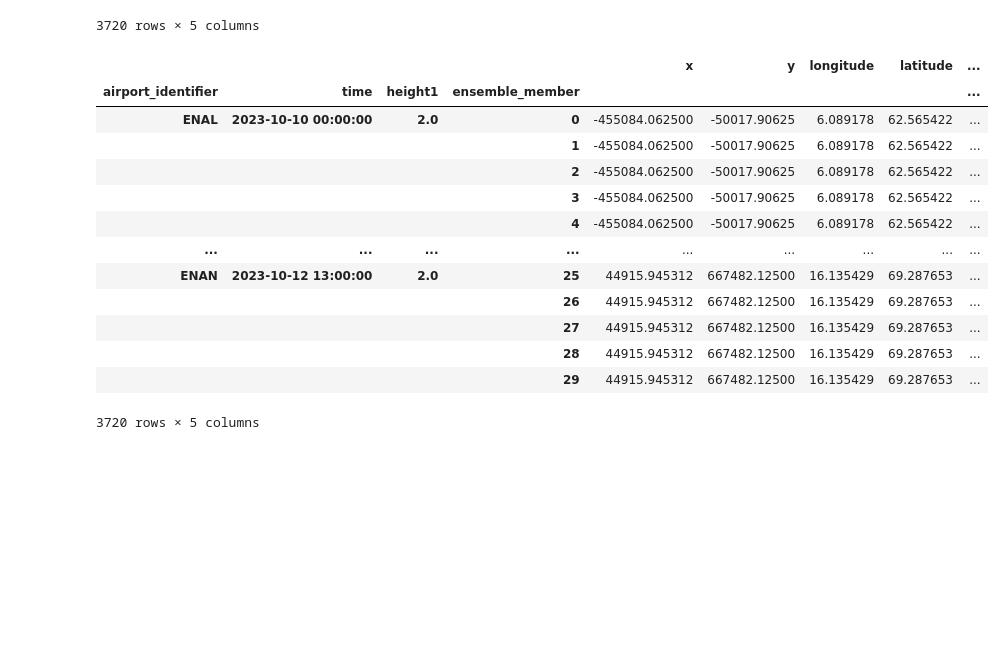
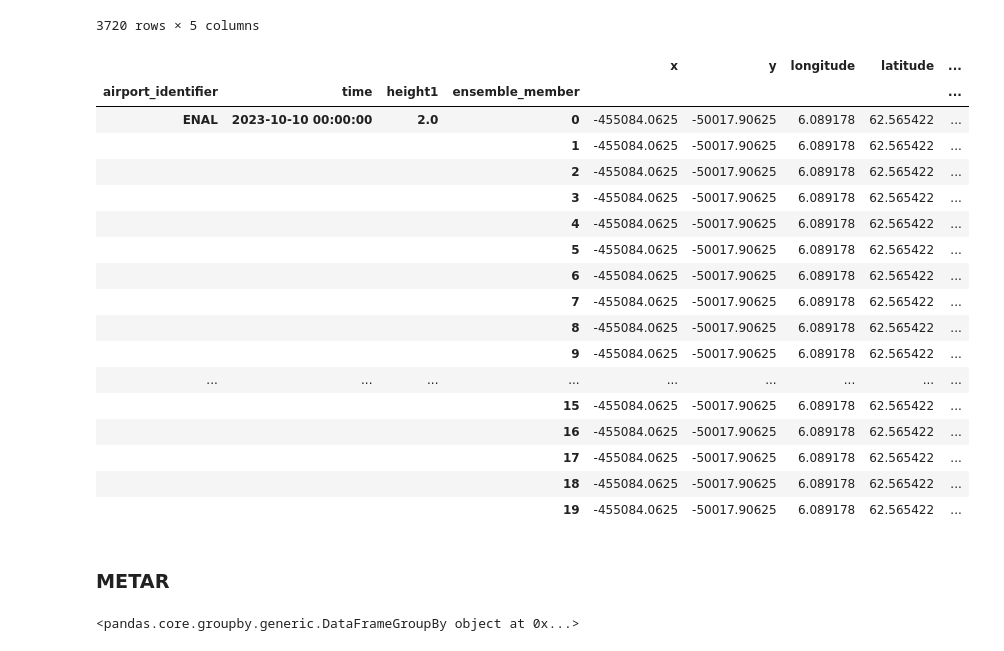
Before and after one commit to tomaloki/2024_msc_tonje_metar, a Jupyter notebook: 00_prepare_training_data.ipynb, the cells around one changed output. Cells and saved outputs as stored; diff of their text form; code cells hidden in the pictures; blank space fills up the shorter version.

Commit message:
Code for tst merge with metar and temp param

```diff
--- a/00_prepare_training_data.ipynb
+++ b/00_prepare_training_data.ipynb
@@ -6,11 +6,14 @@ import pandas as pd
 # Import netcdf-file
 filename = '/lustre/storeB/immutable/archive/projects/metproduction/meps/2023/10/10/meps_lagged_6_h_subset_2_5km_20231010T00Z.nc'
 data = xr.open_dataset(filename)
+
+airport_file= pd.read_csv('data/airports_overview.csv')
+airport_identifiers = airport_file['airport_identifier']
 # %%
 # Function for calculating the nearest latitude and longitude coordinates based on pre-defined target values
 #
 
-def find_nearest_coordinates(airport_identifier, target_lat, target_lon):
+def find_nearest_coordinates(airport_identifiers, target_lat, target_lon):
     latitude_values = data['latitude'].values
     longitude_values = data['longitude'].values
 
@@ -25,7 +28,7 @@ def find_nearest_coordinates(airport_identifier, target_lat, target_lon):
     nearest_x_index = nearest_index[1]
 
     # Extract data using found indices
-    print(f'For airport {airport_identifier}: Successfully extracted (y,x) for target_latitude = {target_lat} and target_longitude: {target_lon}')
+    print(f'For airport {airport_identifiers}: Successfully extracted (y,x) for target_latitude = {target_lat} and target_longitude: {target_lon}')
     return nearest_y_index, nearest_x_index
 # %%
 # Function for locating the value of the corresponding x- and y-values based on index found from find_nearest_coordinates
@@ -153,19 +127,25 @@ For airport ENAN: Successfully extracted (y,x) for target_latitude = 69.29 and t
 |  |  |  | 29 | 44915.945312 | 667482.12500 | 16.135429 | 69.287653 | ... |
 3720 rows × 5 columns
 # %%
-final_result
+final_result.head(50)
 # %% [output]
 |  |  |  |  | x | y | longitude | latitude | ... |
 | airport_identifier | time | height1 | ensemble_member |  |  |  |  | ... |
-| ENAL | 2023-10-10 00:00:00 | 2.0 | 0 | -455084.062500 | -50017.90625 | 6.089178 | 62.565422 | ... |
-|  |  |  | 1 | -455084.062500 | -50017.90625 | 6.089178 | 62.565422 | ... |
-|  |  |  | 2 | -455084.062500 | -50017.90625 | 6.089178 | 62.565422 | ... |
-|  |  |  | 3 | -455084.062500 | -50017.90625 | 6.089178 | 62.565422 | ... |
-|  |  |  | 4 | -455084.062500 | -50017.90625 | 6.089178 | 62.565422 | ... |
+| ENAL | 2023-10-10 00:00:00 | 2.0 | 0 | -455084.0625 | -50017.90625 | 6.089178 | 62.565422 | ... |
+|  |  |  | 1 | -455084.0625 | -50017.90625 | 6.089178 | 62.565422 | ... |
+|  |  |  | 2 | -455084.0625 | -50017.90625 | 6.089178 | 62.565422 | ... |
+|  |  |  | 3 | -455084.0625 | -50017.90625 | 6.089178 | 62.565422 | ... |
+|  |  |  | 4 | -455084.0625 | -50017.90625 | 6.089178 | 62.565422 | ... |
+|  |  |  | 5 | -455084.0625 | -50017.90625 | 6.089178 | 62.565422 | ... |
+|  |  |  | 6 | -455084.0625 | -50017.90625 | 6.089178 | 62.565422 | ... |
+|  |  |  | 7 | -455084.0625 | -50017.90625 | 6.089178 | 62.565422 | ... |
+|  |  |  | 8 | -455084.0625 | -50017.90625 | 6.089178 | 62.565422 | ... |
+|  |  |  | 9 | -455084.0625 | -50017.90625 | 6.089178 | 62.565422 | ... |
 | ... | ... | ... | ... | ... | ... | ... | ... | ... |
-| ENAN | 2023-10-12 13:00:00 | 2.0 | 25 | 44915.945312 | 667482.12500 | 16.135429 | 69.287653 | ... |
-|  |  |  | 26 | 44915.945312 | 667482.12500 | 16.135429 | 69.287653 | ... |
-|  |  |  | 27 | 44915.945312 | 667482.12500 | 16.135429 | 69.287653 | ... |
-|  |  |  | 28 | 44915.945312 | 667482.12500 | 16.135429 | 69.287653 | ... |
-|  |  |  | 29 | 44915.945312 | 667482.12500 | 16.135429 | 69.287653 | ... |
+|  |  |  | 15 | -455084.0625 | -50017.90625 | 6.089178 | 62.565422 | ... |
+|  |  |  | 16 | -455084.0625 | -50017.90625 | 6.089178 | 62.565422 | ... |
+|  |  |  | 17 | -455084.0625 | -50017.90625 | 6.089178 | 62.565422 | ... |
+|  |  |  | 18 | -455084.0625 | -50017.90625 | 6.089178 | 62.565422 | ... |
+|  |  |  | 19 | -455084.0625 | -50017.90625 | 6.089178 | 62.565422 | ... |
-3720 rows × 5 columns
+# %% [markdown]
+### METAR
@@ -171,0 +154,14 @@ final_result
+# %%
+# Sort data based on airport and timestamp
+metar_data.sort_values(['airport_identifier', 'issued_at'], inplace=True)
+
+# Convert issued_at to datetime
+metar_data['issued_at'] = pd.to_datetime(metar_data['issued_at'])
+
+# Set airport and issued_at as index
+metar_data.set_index(['airport_identifier', 'issued_at'], inplace=True)
+
+# Group by airport
+metar_data.groupby(['airport_identifier'])
+# %% [output]
+<pandas.core.groupby.generic.DataFrameGroupBy object at 0x...>
```
Also changed, not shown: parts of 11 cells of this notebook, 1 other file.
